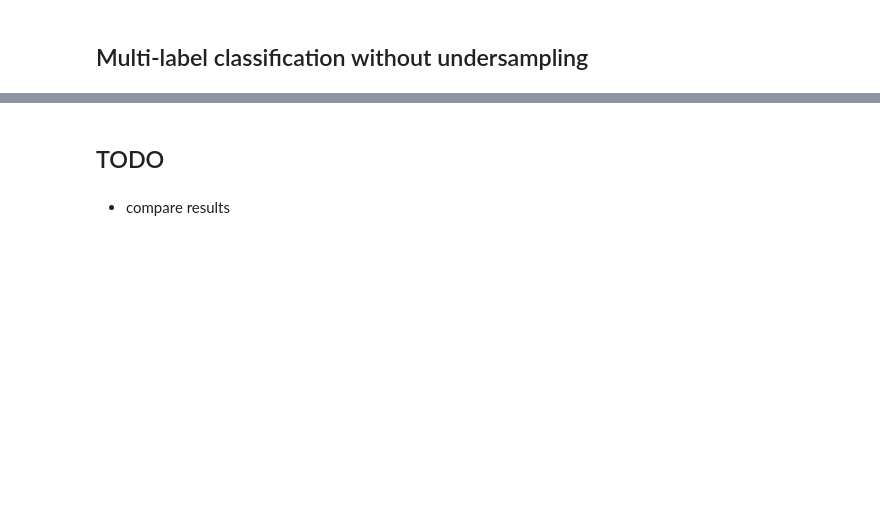
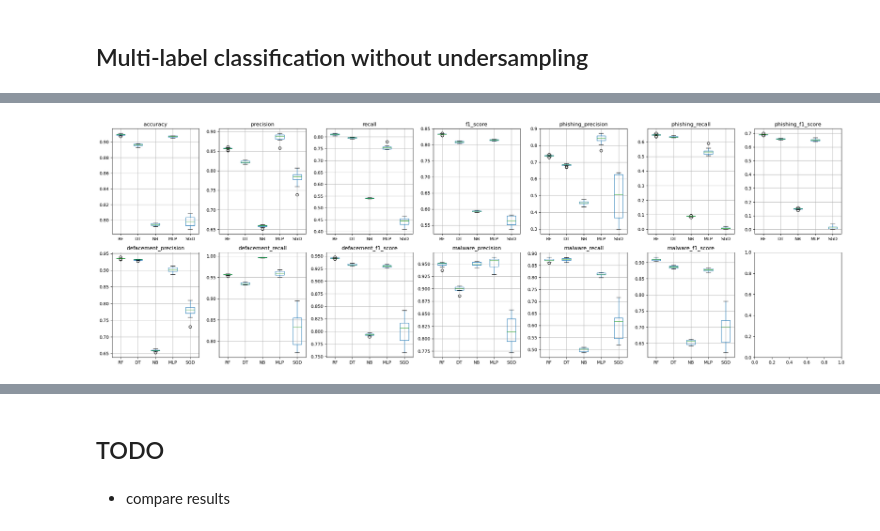
Before and after one commit to Metalcape/url-classifier, a Jupyter notebook: url-classifier.ipynb, the cells around one changed output, grey strips where cells are left out. Cells and saved outputs as stored; diff of their text form; code cells hidden in the pictures; blank space fills up the shorter version.

Commit message:
multilabel cross validation

```diff
--- a/url-classifier.ipynb
+++ b/url-classifier.ipynb
@@ -677,7 +679,6 @@ DT_clf_multi = DecisionTreeClassifier()
 RF_clf_multi = RandomForestClassifier()
 
 pipes_multi = [RF_clf_multi, DT_clf_multi, NB_clf_multi, MLP_pipe_multi, SGD_pipe_multi]
-labels = ['RF', 'DT', 'NB', 'MLP', 'SGD']
 cross_multi = dict()
 
 for pipe, l in zip(pipes_multi, labels):
@@ -751,0 +838,5 @@ plot_metrics_multi(metrics_multi)
+# %%
+for l in labels:
+    print(f'{l}')
+    print_metrics_multi(us_cross_multi[l])
+    print()
@@ -751,0 +861,21 @@ plot_metrics_multi(metrics_multi)
+# %%
+us_metrics_multi = dict()
+
+for n in names_multi:
+    us_metrics_multi[n] = pd.DataFrame({l:us_cross_multi[l]['test_' + n] for l in labels})
+
+def plot_metrics_multi(metrics: dict):
+    fig, axes = plt.subplots(nrows=2, ncols=7, figsize=(24, 8))
+    for i, metric in enumerate(metrics.values()):
+        row = i // 7
+        col = i % 7
+        ax = axes[row, col]
+        bars = metric.boxplot(ax=ax, rot=0)
+        ax.set_title(names_multi[i])
+
+    plt.tight_layout()
+    plt.show()
+
+plot_metrics_multi(us_metrics_multi)
+# %% [output]
+[figure, added]
```
Also changed, not shown: parts of 16 cells of this notebook.
